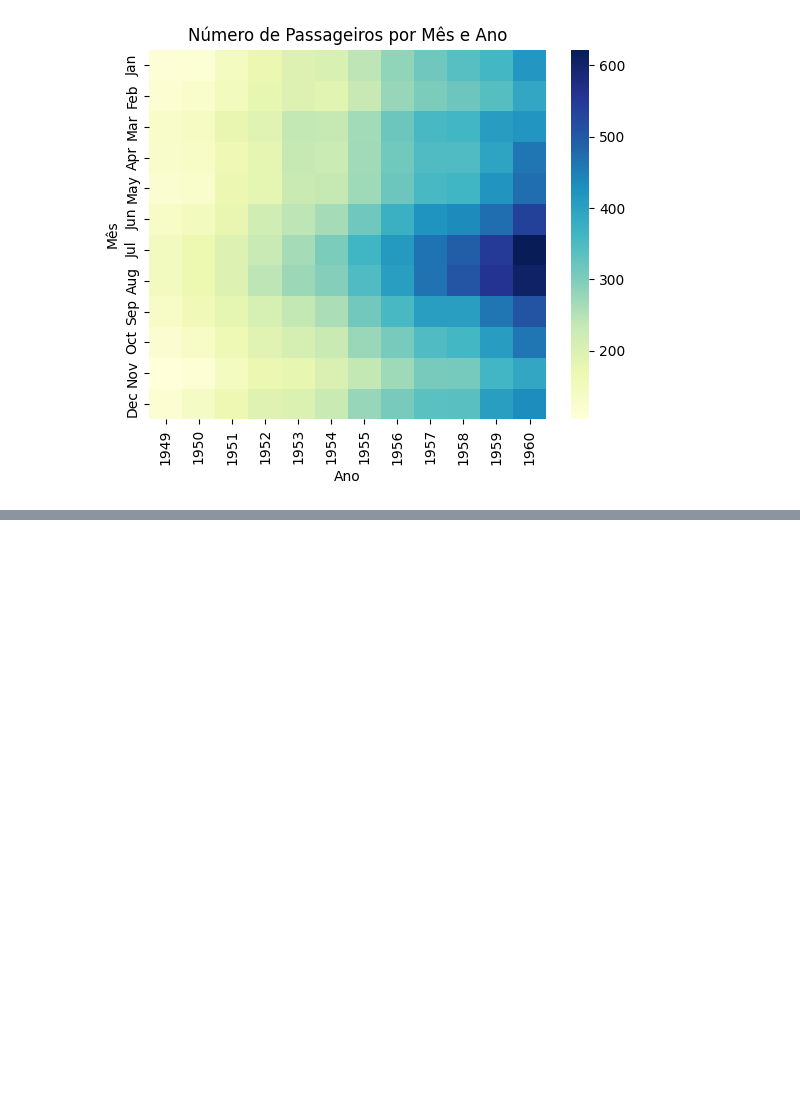
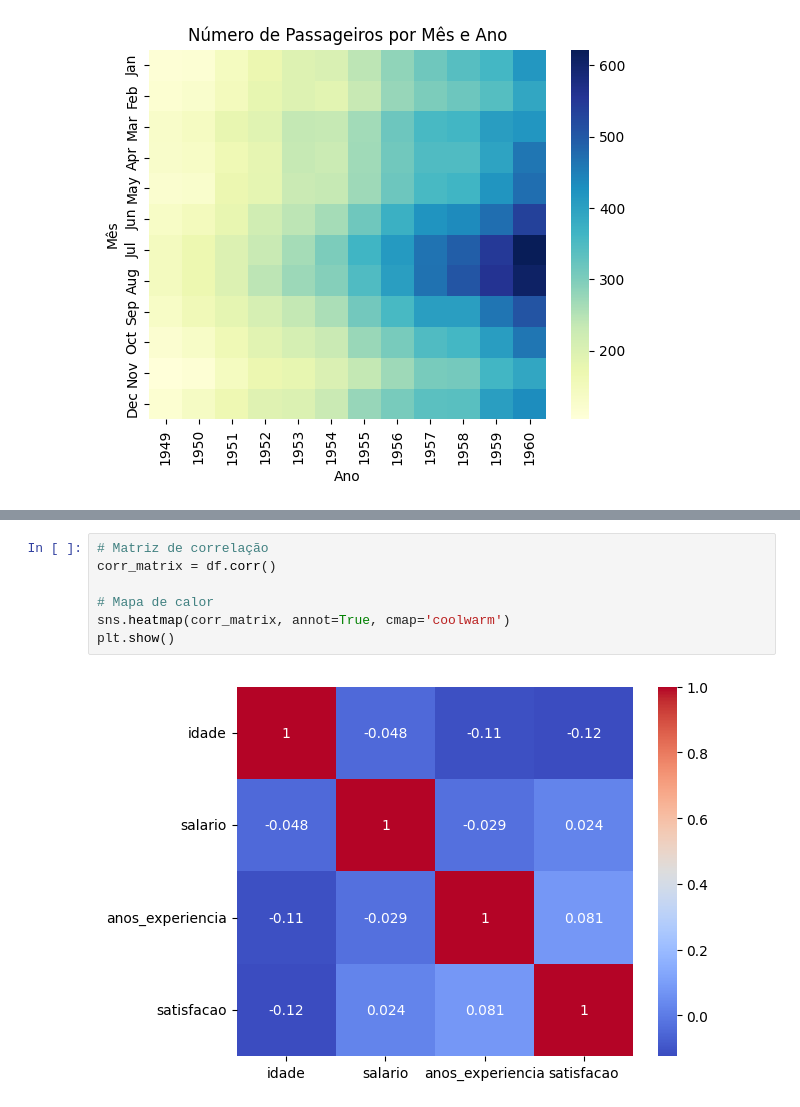
Before and after one commit to BrunoMeloSlv/AulaPython, a Jupyter notebook: aula1.ipynb, the cells around one changed output, grey strips where cells are left out. Drawn from its saved outputs; the diff is of its cells as text; blank space fills up the shorter version.

```diff
--- a/aula1.ipynb
+++ b/aula1.ipynb
@@ -1201,0 +1284,9 @@ plt.show()
+# %%
+# Matriz de correlação
+corr_matrix = df.corr()
+
+# Mapa de calor
+sns.heatmap(corr_matrix, annot=True, cmap='coolwarm')
+plt.show()
+# %% [output]
+[figure, added]
```
Also changed, not shown: parts of 23 cells of this notebook.
